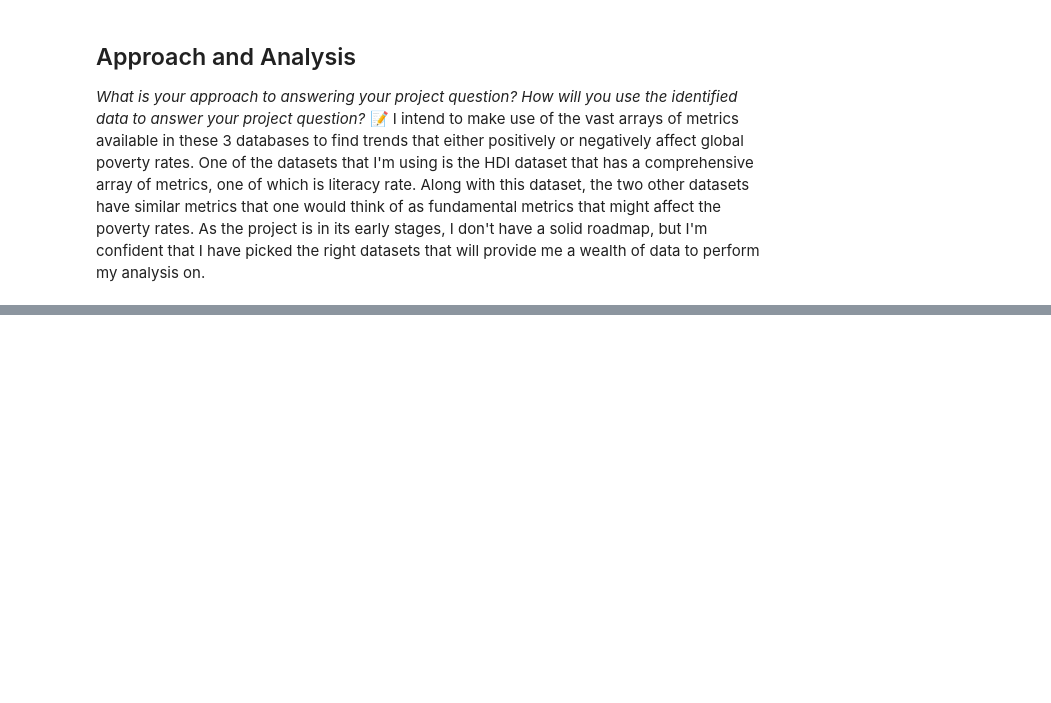
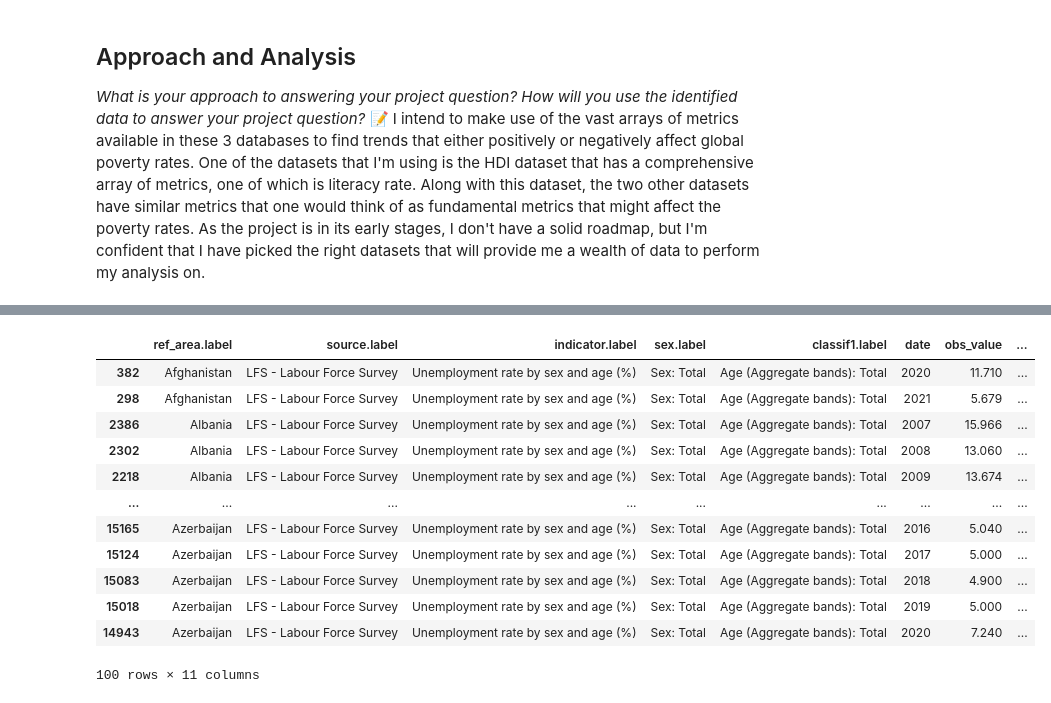
Before and after one commit to IT4063C-Fall24/final-project-Anusk167, a Jupyter notebook: source.ipynb, the cells around one changed output, grey strips where cells are left out. Drawn from its saved outputs; the diff is of its cells as text; code cells hidden in the pictures; blank space fills up the shorter version.

```diff
--- a/source.ipynb
+++ b/source.ipynb
@@ -64,0 +158,10 @@ I intend to make use of the vast arrays of metrics available in these 3 database
+# %%
+### Filtering all dataframes to only include the dates present in all three dataframes
+glo_poverty = glo_poverty[(glo_poverty['date'] >= 1991) & (glo_poverty['date'] <= 2021)]
+unemployment_data = unemployment_data[(unemployment_data['date'] >= 1991) & (unemployment_data['date'] <= 2021)]
+
+### Verifying that all dataframes have the same min and max values for the 'date' column
+display(
+glo_poverty['date'].describe().loc[['min', 'max']],
+unemployment_data['date'].describe().loc[['min', 'max']],
+hdi['date'].describe().loc[['min', 'max']])
@@ -64,0 +195,21 @@ I intend to make use of the vast arrays of metrics available in these 3 database
+# %%
+unemployment_data.head()
+unemployment_data['source.label'].unique()
+unemployment_data = unemployment_data[(unemployment_data['source.label'] == 'LFS - Labour Force Survey') & (unemployment_data['sex.label'] == 'Sex: Total')
+& (unemployment_data['classif1.label'] == 'Age (Aggregate bands): Total')]
+
+display(unemployment_data.sort_values(by=['ref_area.label', 'date']).head(100))
+# %% [output]
+|  | ref_area.label | source.label | indicator.label | sex.label | classif1.label | date | obs_value | ... |
+| 382 | Afghanistan | LFS - Labour Force Survey | Unemployment rate by sex and age (%) | Sex: Total | Age (Aggregate bands): Total | 2020 | 11.710 | ... |
+| 298 | Afghanistan | LFS - Labour Force Survey | Unemployment rate by sex and age (%) | Sex: Total | Age (Aggregate bands): Total | 2021 | 5.679 | ... |
+| 2386 | Albania | LFS - Labour Force Survey | Unemployment rate by sex and age (%) | Sex: Total | Age (Aggregate bands): Total | 2007 | 15.966 | ... |
+| 2302 | Albania | LFS - Labour Force Survey | Unemployment rate by sex and age (%) | Sex: Total | Age (Aggregate bands): Total | 2008 | 13.060 | ... |
+| 2218 | Albania | LFS - Labour Force Survey | Unemployment rate by sex and age (%) | Sex: Total | Age (Aggregate bands): Total | 2009 | 13.674 | ... |
+| ... | ... | ... | ... | ... | ... | ... | ... | ... |
+| 15165 | Azerbaijan | LFS - Labour Force Survey | Unemployment rate by sex and age (%) | Sex: Total | Age (Aggregate bands): Total | 2016 | 5.040 | ... |
+| 15124 | Azerbaijan | LFS - Labour Force Survey | Unemployment rate by sex and age (%) | Sex: Total | Age (Aggregate bands): Total | 2017 | 5.000 | ... |
+| 15083 | Azerbaijan | LFS - Labour Force Survey | Unemployment rate by sex and age (%) | Sex: Total | Age (Aggregate bands): Total | 2018 | 4.900 | ... |
+| 15018 | Azerbaijan | LFS - Labour Force Survey | Unemployment rate by sex and age (%) | Sex: Total | Age (Aggregate bands): Total | 2019 | 5.000 | ... |
+| 14943 | Azerbaijan | LFS - Labour Force Survey | Unemployment rate by sex and age (%) | Sex: Total | Age (Aggregate bands): Total | 2020 | 7.240 | ... |
+100 rows × 11 columns
```
Also changed, not shown: parts of 11 cells of this notebook, 3 other files.
